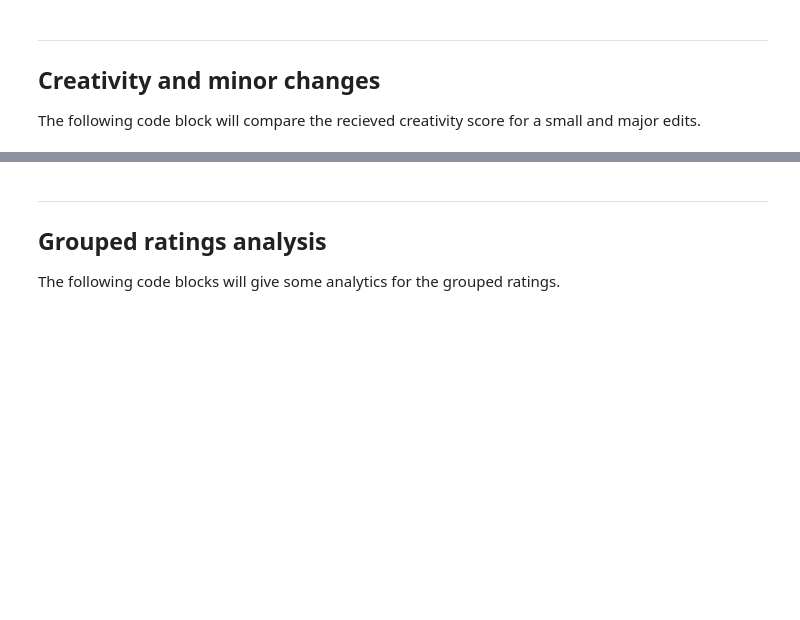
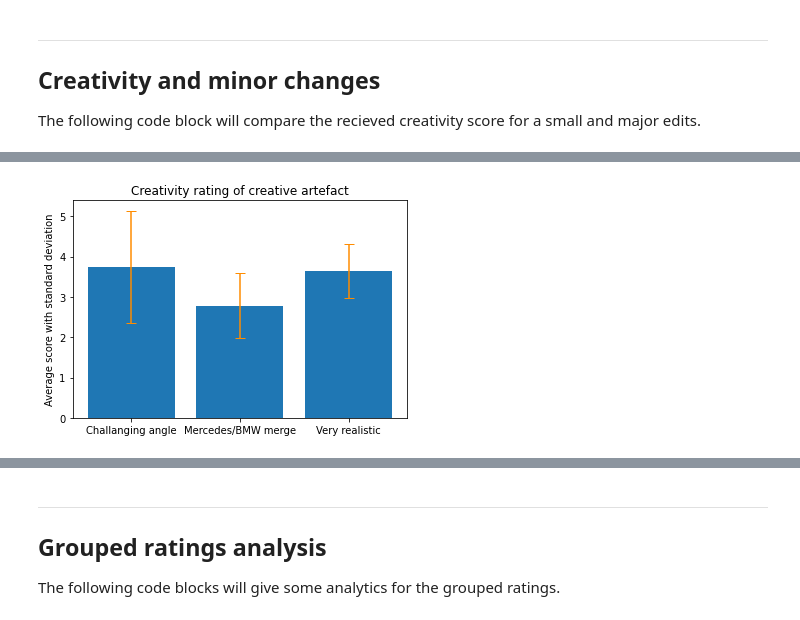
Before and after one commit to pikawika/VUB-CC-Project, a Jupyter notebook: Results/Result_analysis.ipynb, the cells around one changed output, grey strips where cells are left out. Cells and saved outputs as stored; diff of their text form; code cells hidden in the pictures; blank space fills up the shorter version.

```diff
--- a/Results/Result_analysis.ipynb
+++ b/Results/Result_analysis.ipynb
@@ -553,0 +569,35 @@ plt.show()
+# %%
+# Get image id
+image_artefact_id = images[images.filename == "single8"].image_id.item()
+image_merge_id = images[images.filename == "single4"].image_id.item()
+image_hyperrealistic_id = images[images.filename == "single6"].image_id.item()
+
+# Calculate values
+means = [ratings_single[(ratings_single.made_by == "known") & (ratings_single.image_id == image_artefact_id)].creative.mean(),
+         ratings_single[(ratings_single.made_by == "known") & (ratings_single.image_id == image_merge_id)].creative.mean(),
+         ratings_single[(ratings_single.made_by == "known") & (ratings_single.image_id == image_hyperrealistic_id)].creative.mean()]
+
+errors = [ratings_single[(ratings_single.made_by == "known") & (ratings_single.image_id == image_artefact_id)].creative.std(),
+          ratings_single[(ratings_single.made_by == "known") & (ratings_single.image_id == image_merge_id)].creative.std(),
+          ratings_single[(ratings_single.made_by == "known") & (ratings_single.image_id == image_hyperrealistic_id)].creative.std()]
+
+x_ticks = ["Challanging angle", "Mercedes/BMW merge", "Very realistic"]
+
+# Replace NaN with 0 - occurs when certain rating doesn't occur
+means = pd.Series(means).fillna(0).tolist()
+errors = pd.Series(errors).fillna(0).tolist()
+
+x = np.arange(len(means))
+y = means
+
+# plot a histogram with standard deviation
+plt.title("Creativity rating of creative artefact")
+plt.ylabel('Average score with standard deviation')
+plt.xticks(x, x_ticks)
+
+plt.bar(x, y, yerr=errors, align='center', ecolor='darkorange', capsize=5)
+
+plt.savefig("Graphs/Creativity/single_images_creativity", dpi=300, bbox_inches='tight')
+plt.show()
+# %% [output]
+[figure, added]
```
Also changed, not shown: parts of 8 cells of this notebook, 7 other files.
